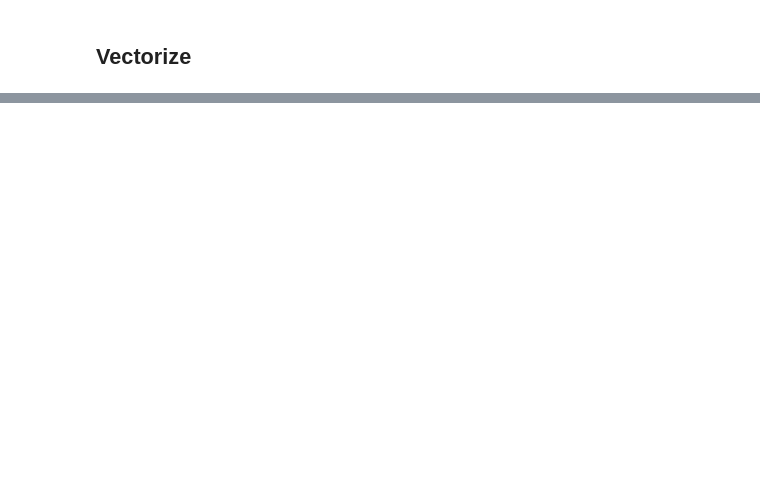
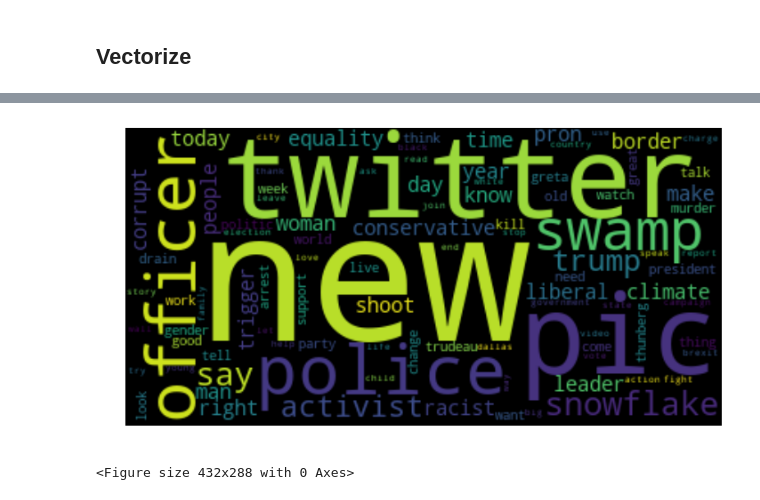
Before and after one commit to markabrennan/Twitter_bot_analysis, a Jupyter notebook: Mark_NLP.ipynb, the cells around one changed output, grey strips where cells are left out. Saved outputs shown, nothing was run; the diff lists cells and outputs as text; code cells hidden in the pictures; blank space fills up the shorter version.

```diff
--- a/Mark_NLP.ipynb
+++ b/Mark_NLP.ipynb
@@ -299,0 +967,8 @@ df['tokenized_tweets'][10]
+# %%
+top_100_svd = sorted_best_feats[0:100]
+# %%
+svd_words = []
+for item in top_100_svd:
+    svd_words.append(item[1])
+# %%
+svd_words_text = ' '.join(svd_words)
@@ -299,0 +996,13 @@ df['tokenized_tweets'][10]
+# %%
+# Create and generate a word cloud image:
+wordcloud = WordCloud().generate(svd_words_text)
+
+plt.figure(figsize=(12,8))
+# Display the generated image:
+plt.imshow(wordcloud, interpolation='bilinear')
+plt.axis("off")
+plt.show()
+plt.savefig('svd_cloud.png')
+# %% [output]
+[figure, added]
+<Figure size 432x288 with 0 Axes>
```
Also changed, not shown: parts of 139 cells of this notebook, 1 other file.
